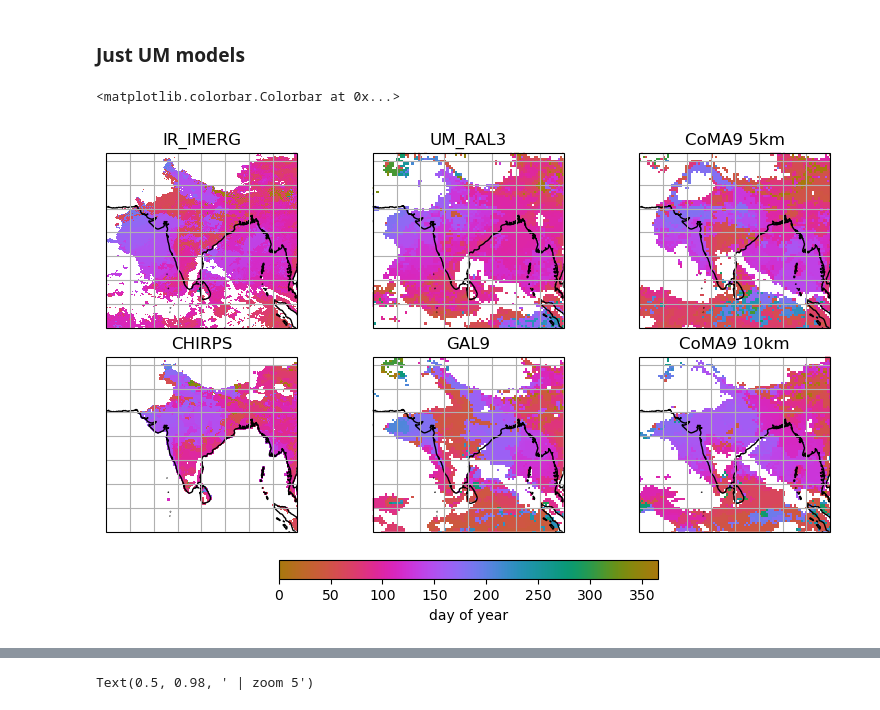
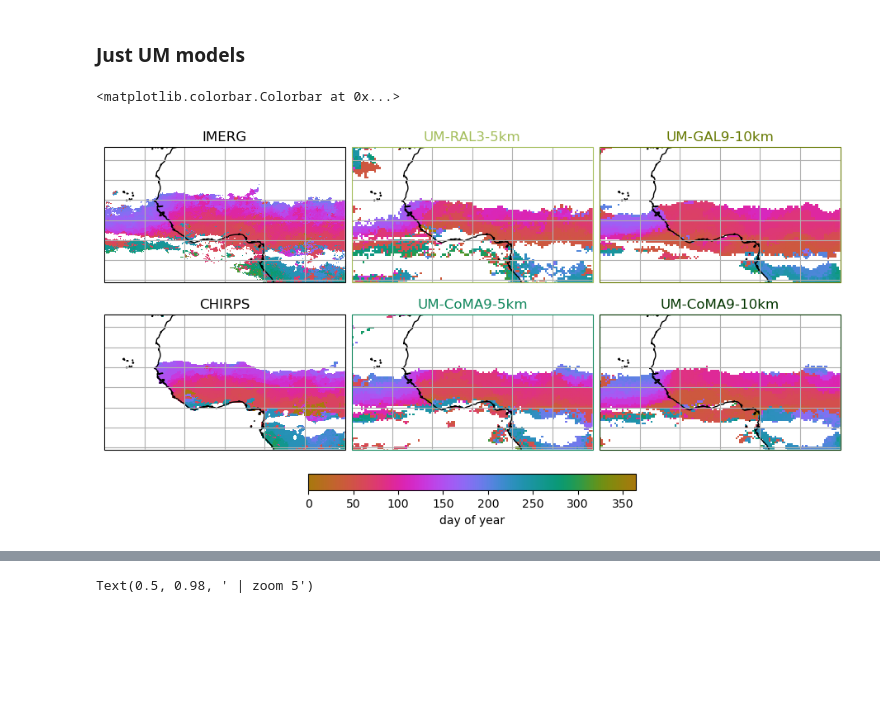
Before and after one commit to fran-morris-research/hackathon-monsoons, a Jupyter notebook: onset_identification/onset_period_visualisation.ipynb, the cells around one changed output, grey strips where cells are left out. Saved outputs shown, nothing was run; the diff lists cells and outputs as text; code cells hidden in the pictures; blank space fills up the shorter version.

Commit message:
um hierarchy visualisation & settings

```diff
--- a/onset_identification/onset_period_visualisation.ipynb
+++ b/onset_identification/onset_period_visualisation.ipynb
@@ -781,58 +784,97 @@ first day mean 154.93426573426572
 # %% [markdown]
 ### Just UM models
 # %%
+def plot_first_day(
+    ax, sim, extent=None, zoom=7, period_ix=0, thresholds="", color="k", title=None
+):
+    if extent:
+        ax.set_extent(extent)
+    else:
+        ax.set_global()
+    if title == None:
+        title = sim
+    if sim.lower() == "chirps":
+        da = (
+            xr.open_dataset(f"onset_dates/{thresholds}/chirps_2020_dwtps.nc")
+            .sel(period=period_ix)
+            .first_day_of_period
+        )
+        mask = xr.open_dataarray(f"../global_monsoon/masks/chirps_2020.zarr")
+
+    else:
+        da = (
+            xr.open_dataset(f"onset_dates/{thresholds}/{sim}_zoom_{zoom}_dwtps.nc")
+            .sel(period=period_ix)
+            .first_day_of_period
+        )
+        mask = hp_to_latlon(
+            xr.open_dataarray(f"../global_monsoon/masks/{sim}_zoom_{zoom}.zarr"),
+            zoom=zoom,
+        )
+    masked_da = da.where(mask)
+
+    m = masked_da.plot(cmap=cmo.cm.phase, vmin=0, vmax=365, ax=ax, add_colorbar=False)
+
+    ax.coastlines()
+    ax.gridlines()
+    ax.set_title(title, color=color)
+    ax.tick_params(color=color)
+    for spine in ax.spines.values():
+        spine.set_edgecolor(color)
+    return ax, m
+
+region="WAf"
+# figsize = (9/4*3, 6)
+figsize = (9, 5)
+
+
+left = domains[region]["lonmin"]
+right = domains[region]["lonmax"]
+bottom = domains[region]["latmin"]
+top = domains[region]["latmax"]
+
+
 projection = ccrs.PlateCarree()
 fig, axes = plt.subplots(
     2,
     3,
     # height_ratios=[1] * len(zooms) + [0.1],
     figsize=figsize,
     subplot_kw={"projection": projection},
     layout="constrained",
 )
+
 ax, m = plot_first_day(
-    axes[0, 0],
-    "IR_IMERG",
-    [left, right, bottom, top],
-    zoom=9,
+    axes[0, 0], "IR_IMERG", [left, right, bottom, top], zoom=9, title="IMERG"
 )
+
 ax, m = plot_first_day(
     axes[1, 0],
     "CHIRPS",
     [left, right, bottom, top],
 )
-ax, m = plot_first_day(
-    axes[0, 1],
-    "um_glm_n2560_RAL3p3_tuned_hk26",
-    [left, right, bottom, top],
-)
-ax, m = plot_first_day(
-    axes[1, 1],
-    "um_glm_n1280_GAL9_v2_hk26",
-    [left, right, bottom, top],
-)
-ax, m = plot_first_day(
-    axes[0, 2],
-    "um_glm_n2560_CoMA9_hk26",
-    [left, right, bottom, top],
-)
-ax, m = plot_first_day(
-    axes[1, 2],
-    "um_glm_n1280_CoMA9_hk26",
-    [left, right, bottom, top],
-)
+
+for sim_ix, sim in enumerate(um_sims):
+    ax, m = plot_first_day(
+        axes[int(np.floor(sim_ix / 2)), (sim_ix % 2) + 1],
+        sim,
+        [left, right, bottom, top],
+        color=sim_colors[sim],
+        title=sim_labels[sim],
+    )
+
+
 
 fig.colorbar(
     m,
     ax=axes.ravel().tolist(),
     orientation="horizontal",
     fraction=0.05,
     pad=0.07,
     shrink=0.7,
     label="day of year",
 )
-# axes[1,3].set_frame_on(False)
 # %% [output]
 <matplotlib.colorbar.Colorbar at 0x...>
-[figure, old version]
+[figure, new version]
 # %%
```
Also changed, not shown: parts of 3 cells of this notebook, 1 other file.
